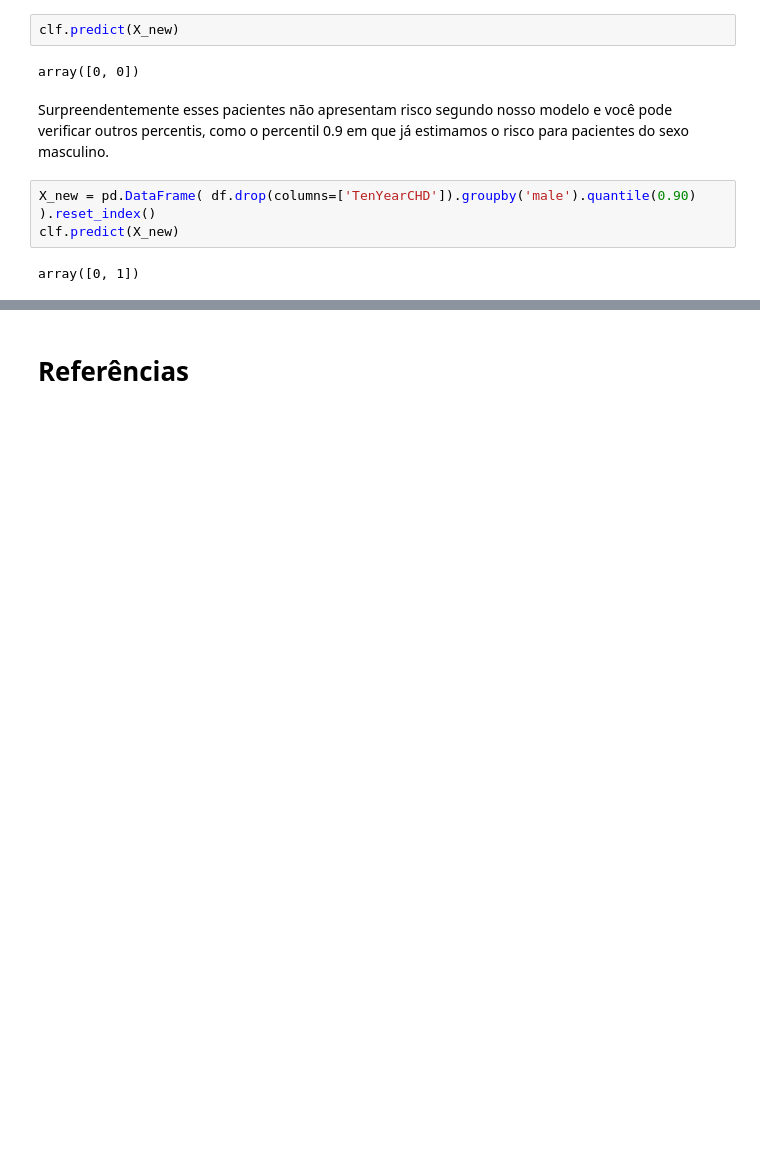
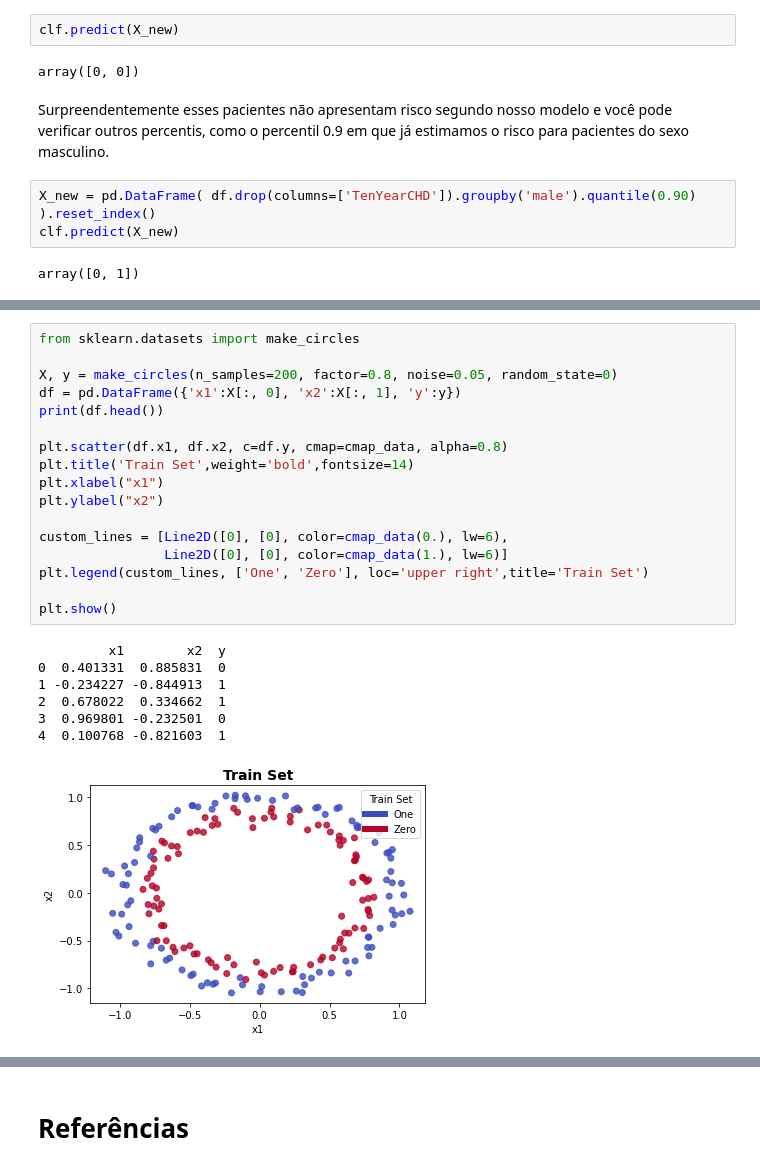
Before and after one commit to Rogerio-mack/Machine-Learning-I, a Jupyter notebook: ML3_RegressaoLogistica.ipynb, the cells around one changed output, grey strips where cells are left out. Cells and saved outputs as stored; diff of their text form; blank space fills up the shorter version.

```diff
--- a/ML3_RegressaoLogistica.ipynb
+++ b/ML3_RegressaoLogistica.ipynb
@@ -1001,0 +820,25 @@ O modelo de regressão linear pode funcionar bem para regressão, mas falha na m
+# %%
+from sklearn.datasets import make_circles
+
+X, y = make_circles(n_samples=200, factor=0.8, noise=0.05, random_state=0)
+df = pd.DataFrame({'x1':X[:, 0], 'x2':X[:, 1], 'y':y})
+print(df.head())
+
+plt.scatter(df.x1, df.x2, c=df.y, cmap=cmap_data, alpha=0.8)
+plt.title('Train Set',weight='bold',fontsize=14)
+plt.xlabel("x1")
+plt.ylabel("x2")
+
+custom_lines = [Line2D([0], [0], color=cmap_data(0.), lw=6),
+                Line2D([0], [0], color=cmap_data(1.), lw=6)]
+plt.legend(custom_lines, ['One', 'Zero'], loc='upper right',title='Train Set')
+
+plt.show()
+# %% [output]
+         x1        x2  y
+0  0.401331  0.885831  0
+1 -0.234227 -0.844913  1
+2  0.678022  0.334662  1
+3  0.969801 -0.232501  0
+4  0.100768 -0.821603  1
+[figure, added]
```
Also changed, not shown: parts of 83 cells of this notebook.
